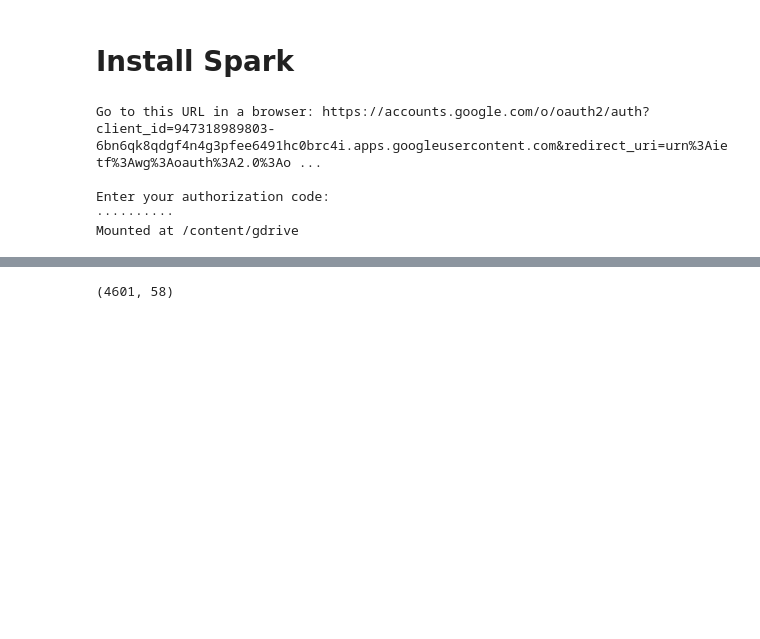
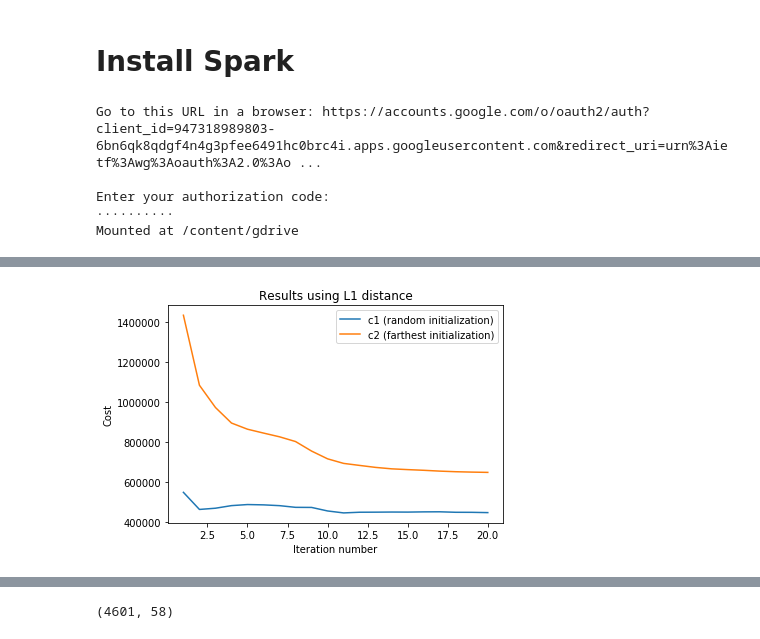
Before and after one commit to JingQian87/BigData, a Jupyter notebook: HW1/HW1_BigData_1.ipynb, the cells around one changed output, grey strips where cells are left out. Saved outputs shown, nothing was run; the diff lists cells and outputs as text; code cells hidden in the pictures; blank space fills up the shorter version.

```diff
--- a/HW1/HW1_BigData_1.ipynb
+++ b/HW1/HW1_BigData_1.ipynb
@@ -129,0 +133,15 @@ def kmeans(data, centroids, norm=2):
+# %%
+data11, centroids11, loss11 = kmeans(data, centroids1, norm=1)
+data21, centroids21, loss21 = kmeans(data, centroids2, norm=1)
+# %%
+import matplotlib.pyplot as plt
+x = np.arange(1,21)
+plt.plot(x,loss11, label='c1 (random initialization)')
+plt.plot(x,loss21, label='c2 (farthest initialization)')
+plt.title('Results using L1 distance')
+plt.xlabel('Iteration number')
+plt.ylabel('Cost')
+plt.legend()
+plt.savefig('/content/gdrive/My Drive/BigData/q1/Q1_1.png')
+# %% [output]
+[figure, added]
```
Also changed, not shown: parts of 12 cells of this notebook, 2 other files.
